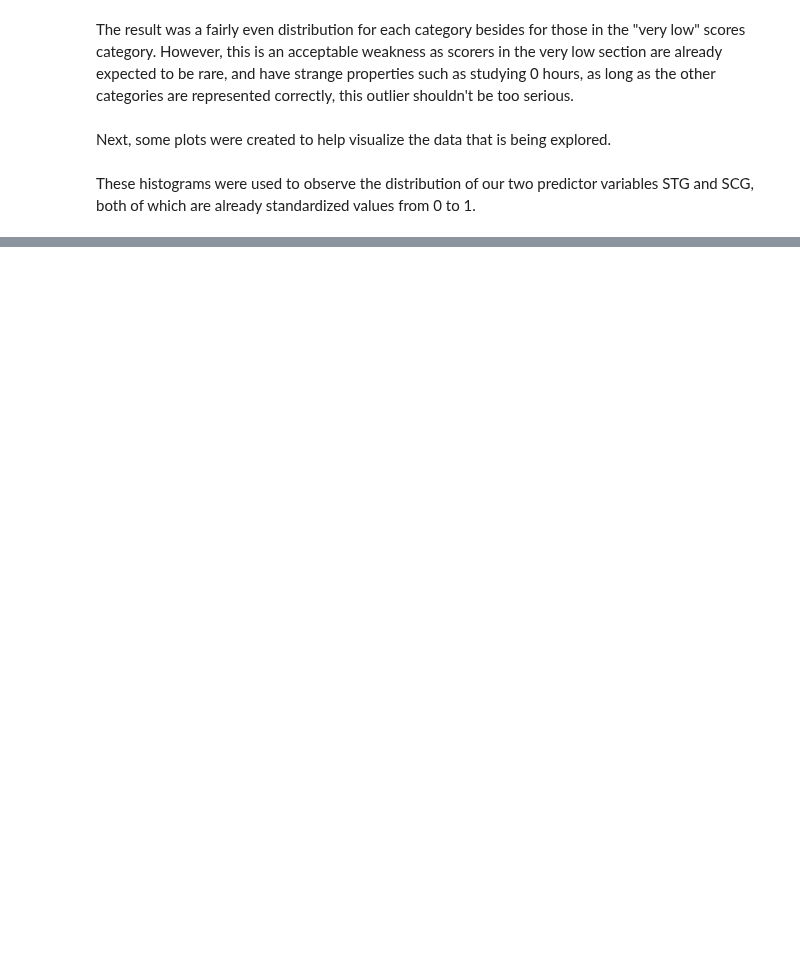
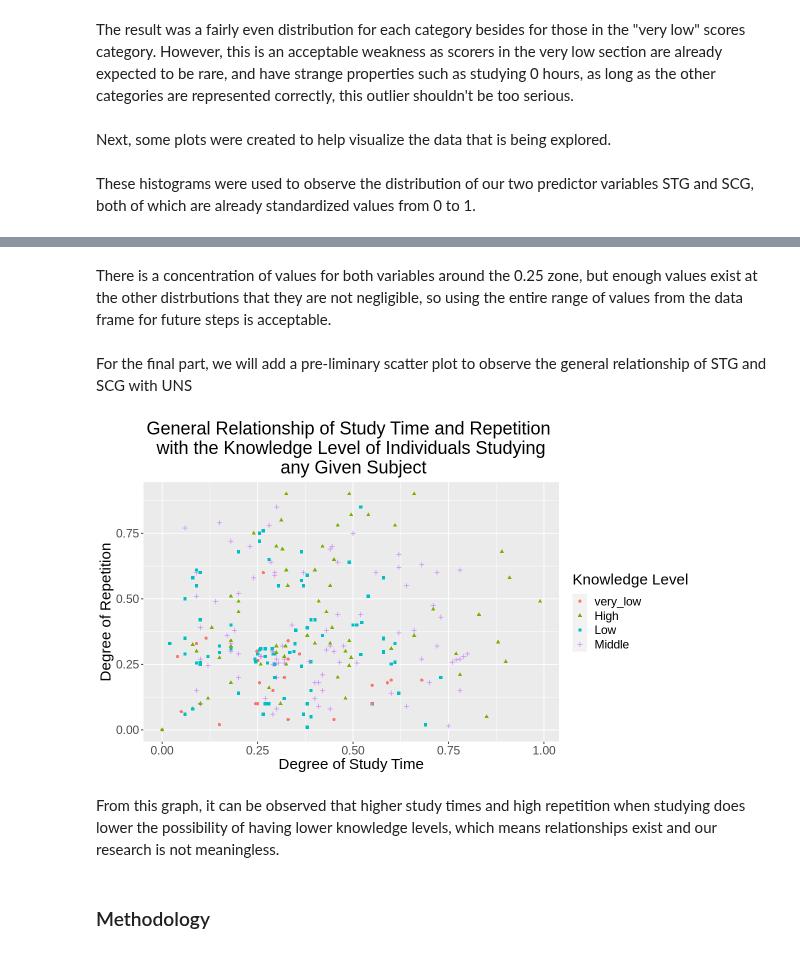
Before and after one commit to sanyad02/group-project-38, a Jupyter notebook: project.ipynb, the cells around one changed output, grey strips where cells are left out. Cells and saved outputs as stored; diff of their text form; code cells hidden in the pictures; blank space fills up the shorter version.

```diff
--- a/project.ipynb
+++ b/project.ipynb
@@ -87,0 +99,19 @@ SCG_hist
+# %% [markdown]
+There is a concentration of values for both variables around the 0.25 zone, but enough values exist at the other distrbutions that they are not negligible, so using the entire range of values from the data frame for future steps is acceptable.
+# %% [markdown]
+For the final part, we will add a pre-liminary scatter plot to observe the general relationship of STG and SCG with UNS
+# %%
+vis_scatter <- knowledge %>%
+ggplot(aes(x = STG, y = SCG, color = UNS, shape = UNS)) +
+geom_point() +
+labs(x = "Degree of Study Time", y = "Degree of Repetition", color = "Knowledge Level", shape = "Knowledge Level") +
+theme(text = element_text(size = 18), plot.title = element_text(hjust = 0.5)) +
+ggtitle("General Relationship of Study Time and Repetition \n with the Knowledge Level of Individuals Studying \n any Given Subject")
+
+vis_scatter
+# %% [output]
+[figure, added]
+# %% [markdown]
+From this graph, it can be observed that higher study times and high repetition when studying does lower the possibility of having lower knowledge levels, which means relationships exist and our research is not meaningless.
+# %% [markdown]
+### Methodology
```
Also changed, not shown: parts of 9 cells of this notebook.
